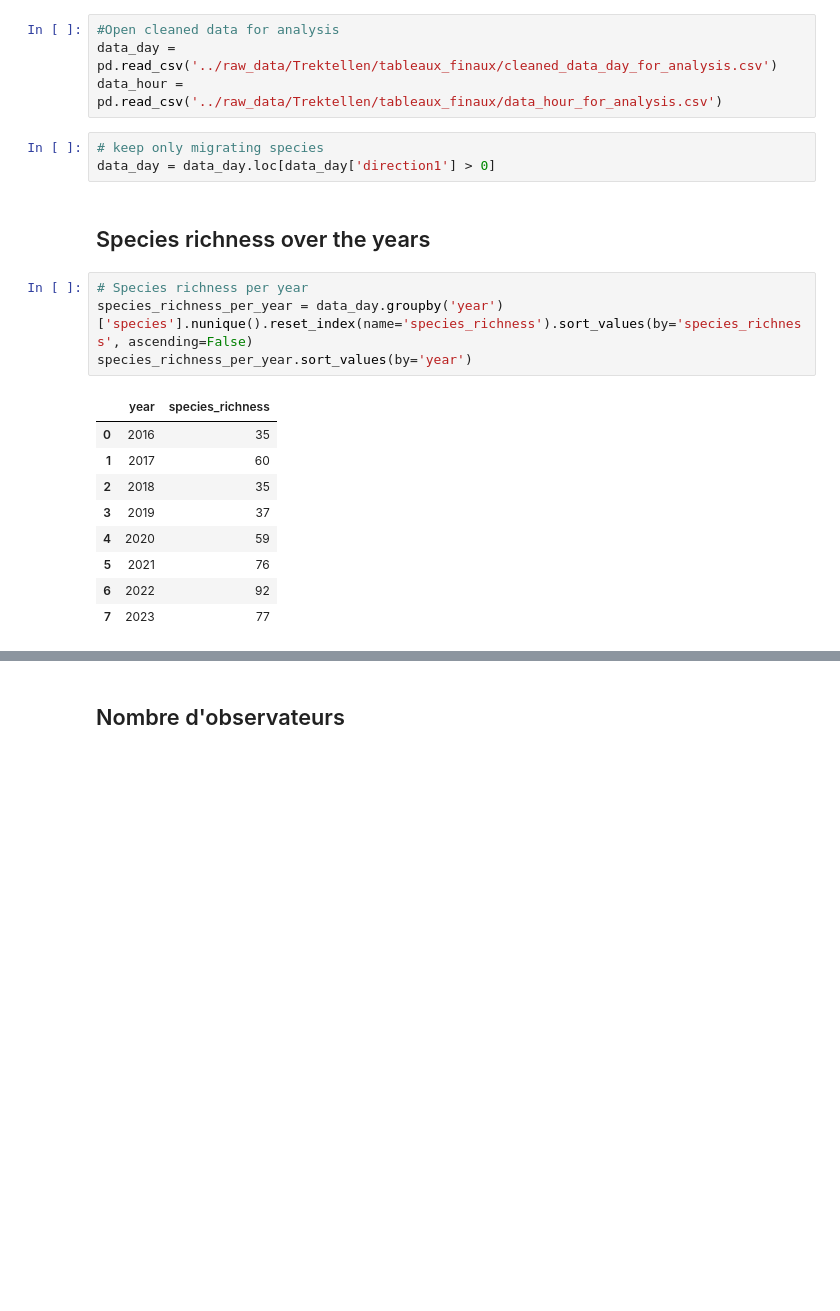
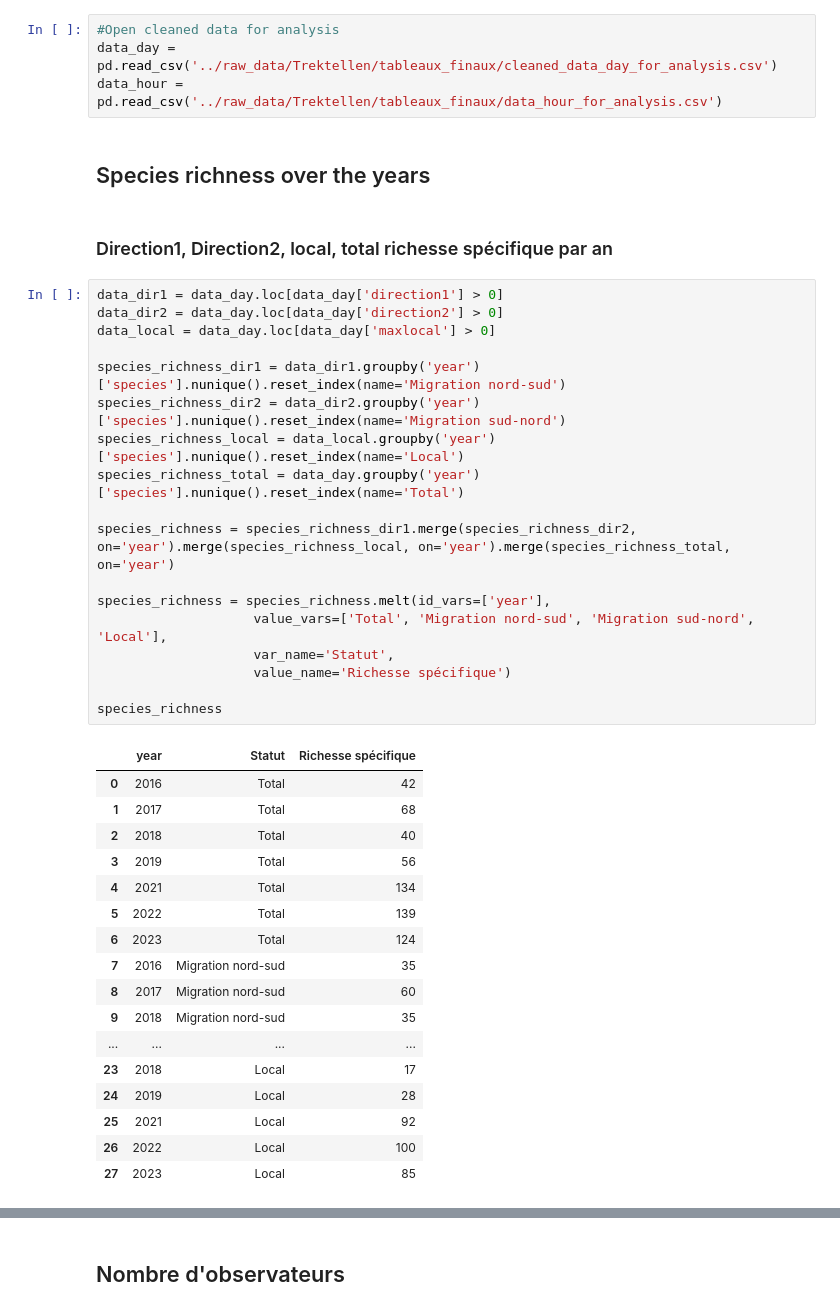
Before and after one commit to amelietatin/oiseaux_cols_libres, a Jupyter notebook: code/4_ocl_data_all_species_analysis.ipynb, the cells around one changed output, grey strips where cells are left out. Saved outputs shown, nothing was run; the diff lists cells and outputs as text; blank space fills up the shorter version.

```diff
--- a/code/4_ocl_data_all_species_analysis.ipynb
+++ b/code/4_ocl_data_all_species_analysis.ipynb
@@ -13,23 +13,44 @@ import datetime
 #Open cleaned data for analysis
 data_day = pd.read_csv('../raw_data/Trektellen/tableaux_finaux/cleaned_data_day_for_analysis.csv')
 data_hour = pd.read_csv('../raw_data/Trektellen/tableaux_finaux/data_hour_for_analysis.csv')
-# %%
-# keep only migrating species
-data_day = data_day.loc[data_day['direction1'] > 0]
 # %% [markdown]
 ## Species richness over the years
-# %%
-# Species richness per year
-species_richness_per_year = data_day.groupby('year')['species'].nunique().reset_index(name='species_richness').sort_values(by='species_richness', ascending=False)
-species_richness_per_year.sort_values(by='year')
-# %% [output]
-|  | year | species_richness |
-| 0 | 2016 | 35 |
-| 1 | 2017 | 60 |
-| 2 | 2018 | 35 |
-| 3 | 2019 | 37 |
-| 4 | 2020 | 59 |
-| 5 | 2021 | 76 |
-| 6 | 2022 | 92 |
-| 7 | 2023 | 77 |
+# %% [markdown]
+### Direction1, Direction2, local, total richesse spécifique par an
+# %%
+data_dir1 = data_day.loc[data_day['direction1'] > 0]
+data_dir2 = data_day.loc[data_day['direction2'] > 0]
+data_local = data_day.loc[data_day['maxlocal'] > 0]
+
+species_richness_dir1 = data_dir1.groupby('year')['species'].nunique().reset_index(name='Migration nord-sud')
+species_richness_dir2 = data_dir2.groupby('year')['species'].nunique().reset_index(name='Migration sud-nord')
+species_richness_local = data_local.groupby('year')['species'].nunique().reset_index(name='Local')
+species_richness_total = data_day.groupby('year')['species'].nunique().reset_index(name='Total')
+
+species_richness = species_richness_dir1.merge(species_richness_dir2, on='year').merge(species_richness_local, on='year').merge(species_richness_total, on='year')
+
+species_richness = species_richness.melt(id_vars=['year'],
+                    value_vars=['Total', 'Migration nord-sud', 'Migration sud-nord', 'Local'],
+                    var_name='Statut',
+                    value_name='Richesse spécifique')
+
+species_richness
+# %% [output]
+|  | year | Statut | Richesse spécifique |
+| 0 | 2016 | Total | 42 |
+| 1 | 2017 | Total | 68 |
+| 2 | 2018 | Total | 40 |
+| 3 | 2019 | Total | 56 |
+| 4 | 2021 | Total | 134 |
+| 5 | 2022 | Total | 139 |
+| 6 | 2023 | Total | 124 |
+| 7 | 2016 | Migration nord-sud | 35 |
+| 8 | 2017 | Migration nord-sud | 60 |
+| 9 | 2018 | Migration nord-sud | 35 |
+| ... | ... | ... | ... |
+| 23 | 2018 | Local | 17 |
+| 24 | 2019 | Local | 28 |
+| 25 | 2021 | Local | 92 |
+| 26 | 2022 | Local | 100 |
+| 27 | 2023 | Local | 85 |
 # %%
```
Also changed, not shown: parts of 1 cell of this notebook.
